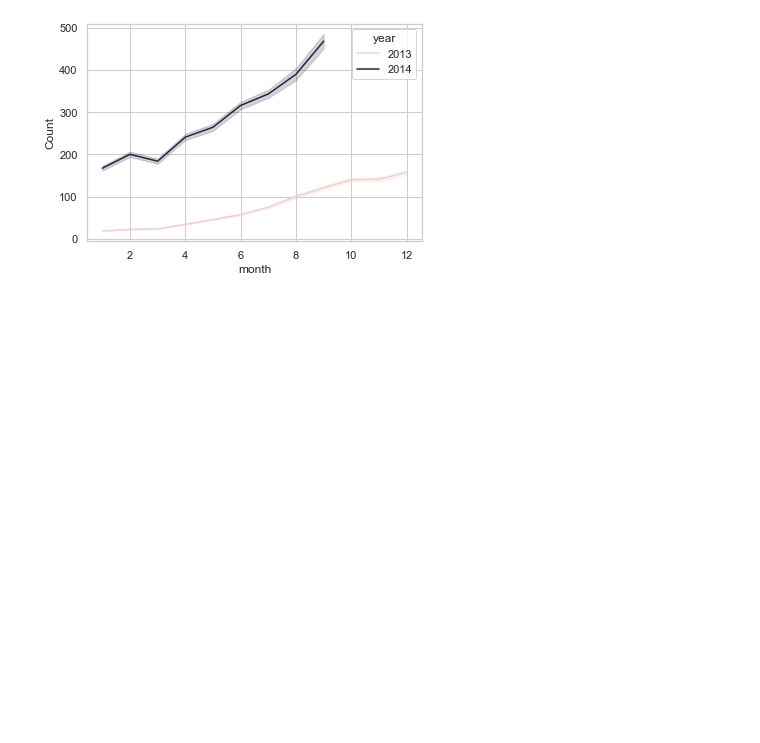
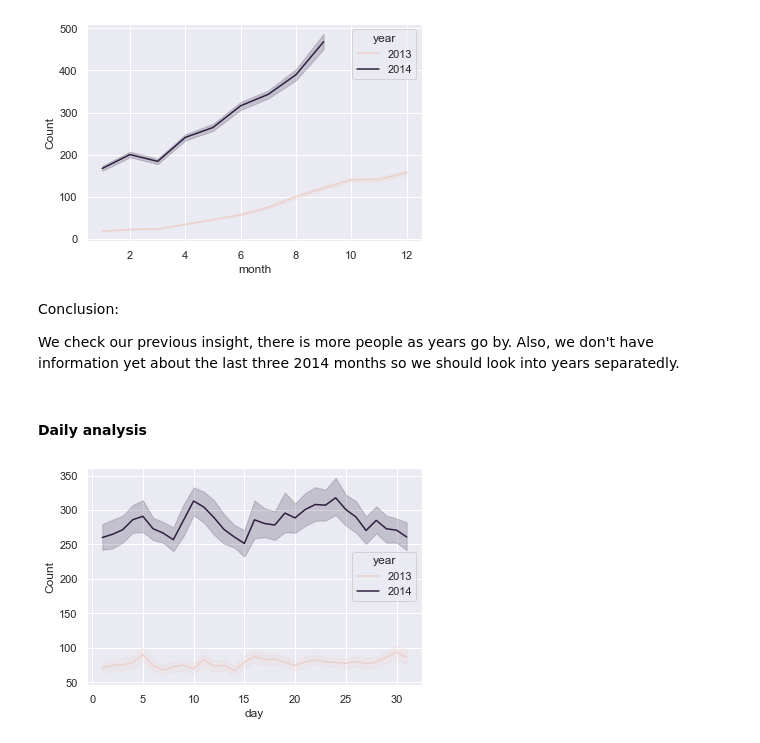
Before and after one commit to AgusTP/Data-Science, a Jupyter notebook: Time Series with ARIMA/Time Series with ARIMA.ipynb, the cells around one changed output. Saved outputs shown, nothing was run; the diff lists cells and outputs as text; code cells hidden in the pictures; blank space fills up the shorter version.

```diff
--- a/Time Series with ARIMA/Time Series with ARIMA.ipynb
+++ b/Time Series with ARIMA/Time Series with ARIMA.ipynb
@@ -124,4 +132,5 @@ Let's see passenger distribution along 2014
 # %%
+sns.set_theme(style="darkgrid")
 sns.lineplot(x="month", y="Count",
              data=train)
 plt.show()
@@ -135,6 +146,20 @@ Data_20134 = train.loc[(train['year'] == 2013) | (train['year'] == 2014)]
 # %%
+sns.set_theme(style="darkgrid")
 sns.lineplot(x="month", y="Count", hue='year',
              data=Data_20134)
 plt.show()
 # %% [output]
 [figure]
+# %% [markdown]
+Conclusion:
+
+We check our previous insight, there is more people as years go by. Also, we don't have information yet about the last three 2014 months so we should look into years separatedly.
+# %% [markdown]
+#### Daily analysis
+# %%
+sns.set_theme(style="darkgrid")
+sns.lineplot(x="day", y="Count", hue='year',
+             data=Data_20134)
+plt.show()
+# %% [output]
+[figure, added]
```
Also changed, not shown: parts of 17 cells of this notebook.
